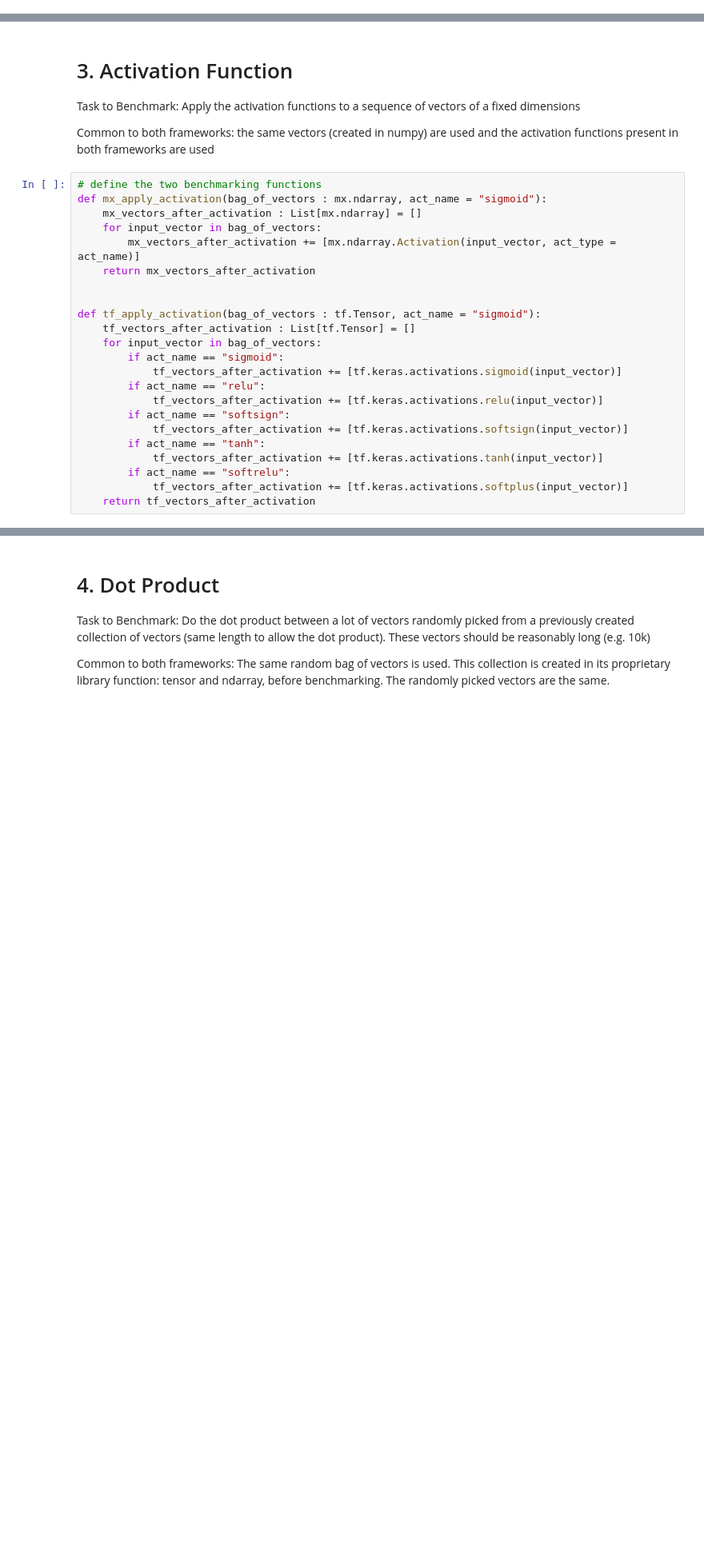
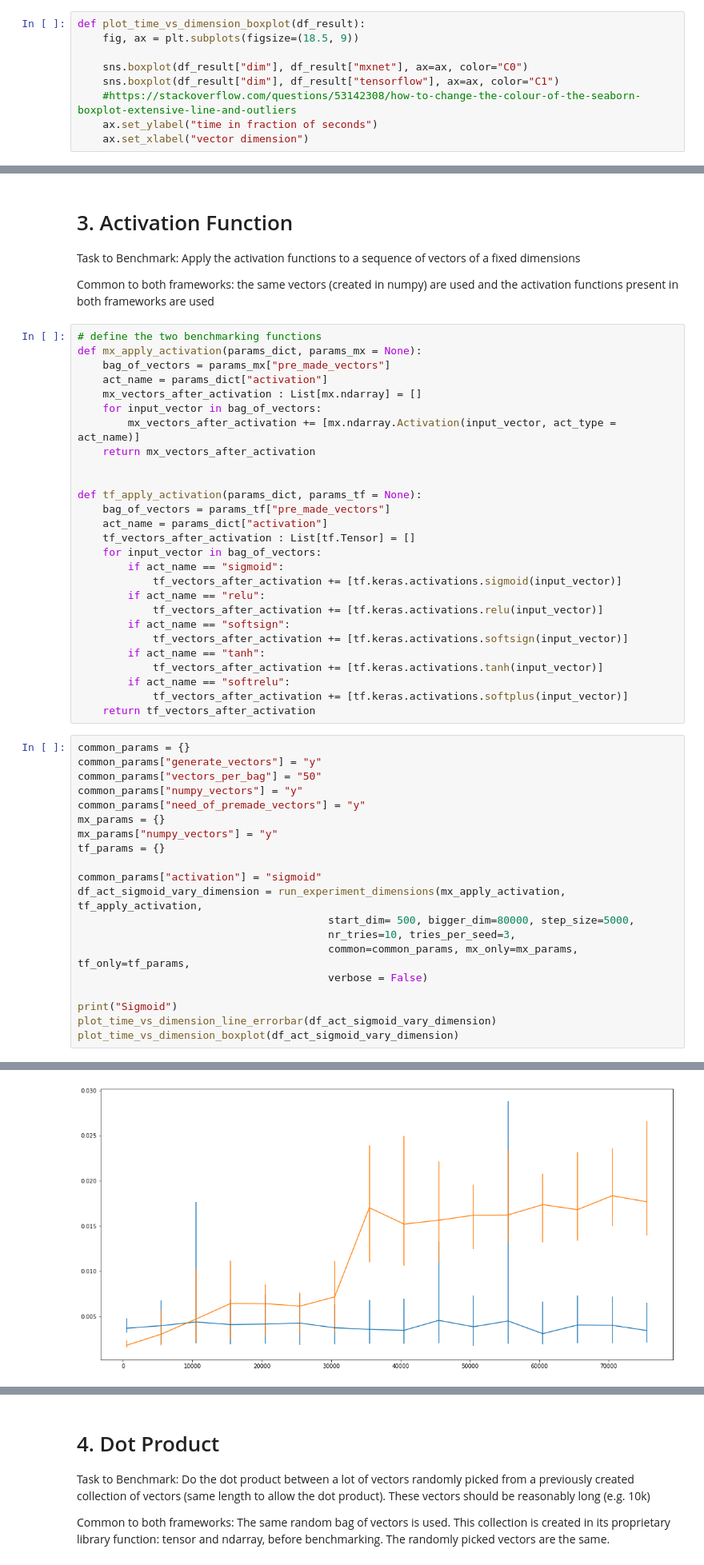
Before and after one commit to MattePalte/Tensorflow-VS-MXNet-Benchmark, a Jupyter notebook: Notebooks/Fundamental Ops - Linear Algebra - params.ipynb, the cells around one changed output, grey strips where cells are left out. Shown: that part at 80% size. Cells and saved outputs as stored; diff of their text form; blank space fills up the shorter version.

```diff
--- a/Notebooks/Fundamental Ops - Linear Algebra - params.ipynb
+++ b/Notebooks/Fundamental Ops - Linear Algebra - params.ipynb
@@ -92,3 +139,12 @@ def plot_timing(mx_list, tf_list):
+# %%
+def plot_time_vs_dimension_boxplot(df_result):
+    fig, ax = plt.subplots(figsize=(18.5, 9))
+
+    sns.boxplot(df_result["dim"], df_result["mxnet"], ax=ax, color="C0")
+    sns.boxplot(df_result["dim"], df_result["tensorflow"], ax=ax, color="C1")
+    #https://stackoverflow.com/questions/53142308/how-to-change-the-colour-of-the-seaborn-boxplot-extensive-line-and-outliers
+    ax.set_ylabel("time in fraction of seconds")
+    ax.set_xlabel("vector dimension")
 # %%
 # test if the two samples are significantly different
 # https://machinelearningmastery.com/statistical-hypothesis-tests-in-python-cheat-sheet/
@@ -423,14 +477,18 @@ Task to Benchmark: Apply the activation functions to a sequence of vectors of a
 Common to both frameworks: the same vectors (created in numpy) are used and the activation functions present in both frameworks are used
 # %%
 # define the two benchmarking functions
-def mx_apply_activation(bag_of_vectors : mx.ndarray, act_name = "sigmoid"):
+def mx_apply_activation(params_dict, params_mx = None):
+    bag_of_vectors = params_mx["pre_made_vectors"]
+    act_name = params_dict["activation"]
     mx_vectors_after_activation : List[mx.ndarray] = []
     for input_vector in bag_of_vectors:
         mx_vectors_after_activation += [mx.ndarray.Activation(input_vector, act_type = act_name)]
     return mx_vectors_after_activation
 
 
-def tf_apply_activation(bag_of_vectors : tf.Tensor, act_name = "sigmoid"):
+def tf_apply_activation(params_dict, params_tf = None):
+    bag_of_vectors = params_tf["pre_made_vectors"]
+    act_name = params_dict["activation"]
     tf_vectors_after_activation : List[tf.Tensor] = []
     for input_vector in bag_of_vectors:
         if act_name == "sigmoid":
@@ -444,3 +502,24 @@ def tf_apply_activation(bag_of_vectors : tf.Tensor, act_name = "sigmoid"):
         if act_name == "softrelu":
             tf_vectors_after_activation += [tf.keras.activations.softplus(input_vector)]
     return tf_vectors_after_activation
+# %%
+common_params = {}
+common_params["generate_vectors"] = "y"
+common_params["vectors_per_bag"] = "50"
+common_params["numpy_vectors"] = "y"
+common_params["need_of_premade_vectors"] = "y"
+mx_params = {}
+mx_params["numpy_vectors"] = "y"
+tf_params = {}
+
+common_params["activation"] = "sigmoid"
+df_act_sigmoid_vary_dimension = run_experiment_dimensions(mx_apply_activation, tf_apply_activation,
+                                        start_dim= 500, bigger_dim=80000, step_size=5000,
+                                        nr_tries=10, tries_per_seed=3,
+                                        common=common_params, mx_only=mx_params, tf_only=tf_params,
+                                        verbose = False)
+
+print("Sigmoid")
+plot_time_vs_dimension_line_errorbar(df_act_sigmoid_vary_dimension)
+plot_time_vs_dimension_boxplot(df_act_sigmoid_vary_dimension)
+# %% [output]
@@ -446,0 +527 @@ def tf_apply_activation(bag_of_vectors : tf.Tensor, act_name = "sigmoid"):
+[figure, added]
```
Also changed, not shown: parts of 36 cells of this notebook, 3 other files.
